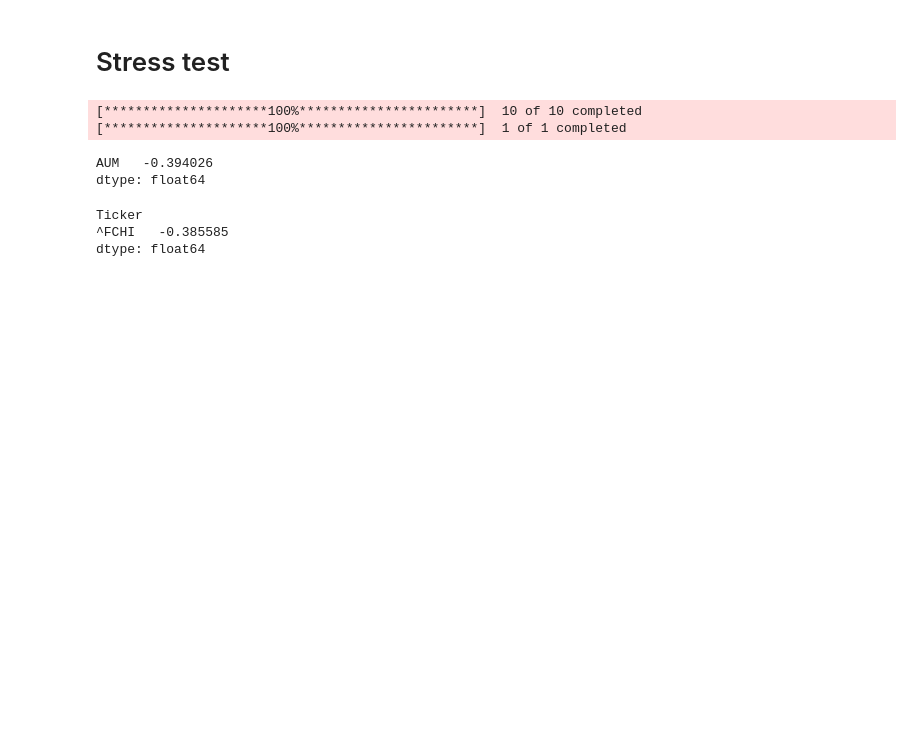
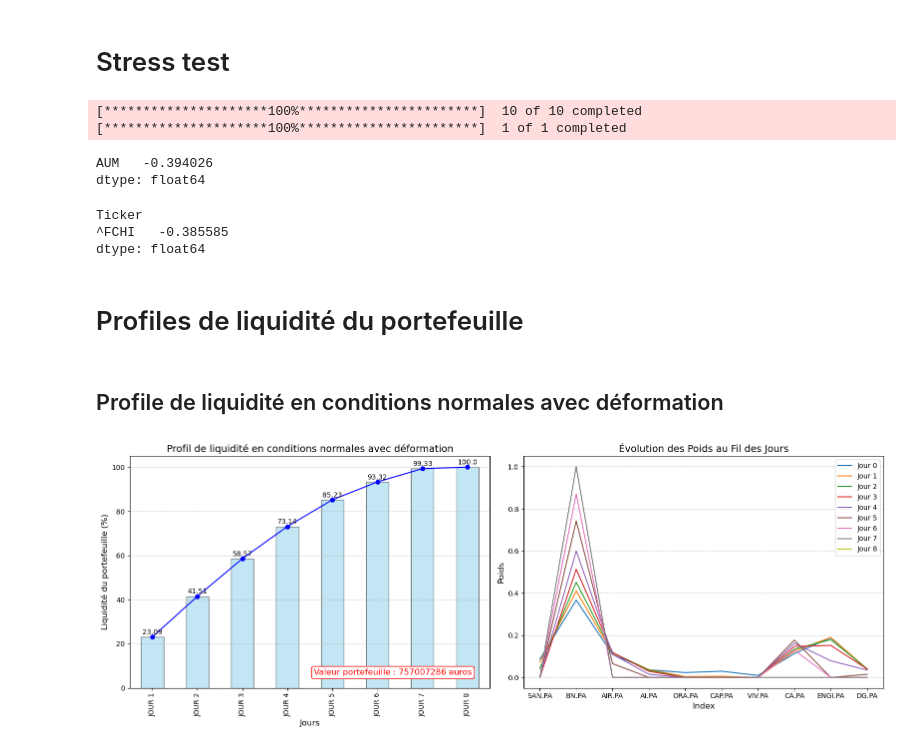
Before and after one commit to usenameFD/Asset-management, a Jupyter notebook: Liquidity/assetLiquidity.ipynb, the cells around one changed output. Saved outputs shown, nothing was run; the diff lists cells and outputs as text; code cells hidden in the pictures; blank space fills up the shorter version.

Commit message:
Profil de liquidité

```diff
--- a/Liquidity/assetLiquidity.ipynb
+++ b/Liquidity/assetLiquidity.ipynb
@@ -169,3 +172,5 @@ cac40_stress.iloc[-1,] / cac40_stress.iloc[0,] -1
 Ticker
 ^FCHI   -0.385585
 dtype: float64
+# %% [markdown]
+# Profiles de liquidité du portefeuille
@@ -171,0 +286,7 @@ dtype: float64
+# %% [markdown]
+## Profile de liquidité en conditions normales avec déformation
+# %%
+portfolio_liquidity = liqudity(df_volume)
+liquidity_profile(portfolio_liquidity)
+# %% [output]
+[figure, added]
```
Also changed, not shown: parts of 21 cells of this notebook.
